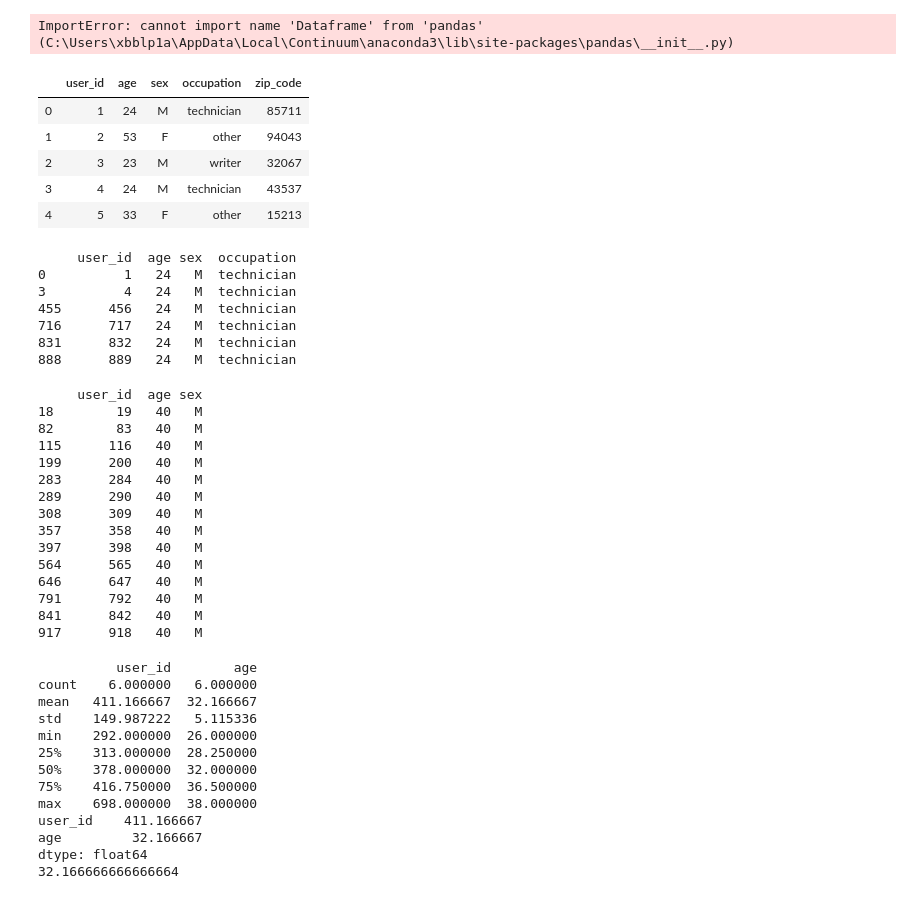
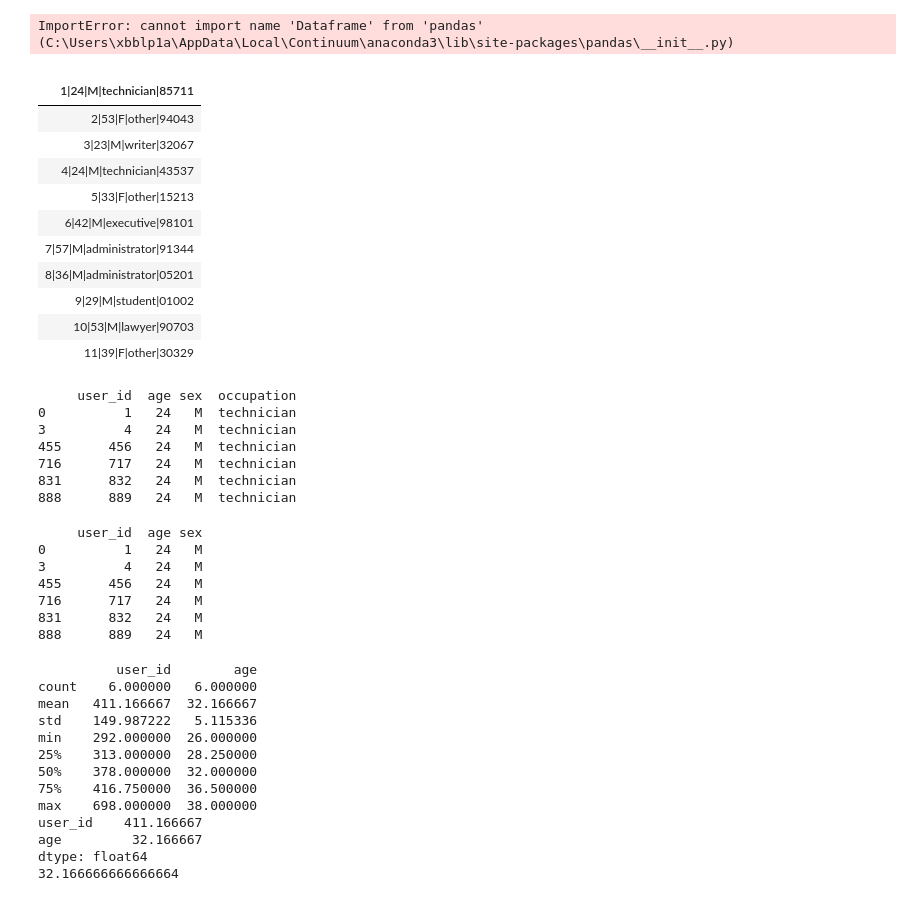
Before and after one commit to maryam2008/2015, a Jupyter notebook: Lectures/MypandasExercise.ipynb, the cells around one changed output. Cells and saved outputs as stored; diff of their text form; code cells hidden in the pictures.

```diff
--- a/Lectures/MypandasExercise.ipynb
+++ b/Lectures/MypandasExercise.ipynb
@@ -33,15 +33,25 @@ sns.set_style("white")
 # %%
 import csv
 u_columns = ['user_id', 'age', 'sex', 'occupation', 'zip_code']
-users = pd.read_csv('C:\\Users\\xbblp1a\\movie\\ml-100k\\u.user', sep = '|', names = u_columns)
-users.head()
+#users = pd.read_csv('C:\\Users\\xbblp1a\\movie\\ml-100k\\u.user', sep = '|', names = u_columns)
+users = pd.read_csv('C:\\Users\\xbblp1a\\movie\\ml-100k\\u.user', index_col=0)
+ab = 10
+
+users.head(ab)
+#print (users)#, sep = '|')#, names = u_columns)
 # %% [output]
-|  | user_id | age | sex | occupation | zip_code |
-| 0 | 1 | 24 | M | technician | 85711 |
-| 1 | 2 | 53 | F | other | 94043 |
-| 2 | 3 | 23 | M | writer | 32067 |
-| 3 | 4 | 24 | M | technician | 43537 |
-| 4 | 5 | 33 | F | other | 15213 |
+|  |
+| 1|24|M|technician|85711 |
+| 2|53|F|other|94043 |
+| 3|23|M|writer|32067 |
+| 4|24|M|technician|43537 |
+| 5|33|F|other|15213 |
+| 6|42|M|executive|98101 |
+| 7|57|M|administrator|91344 |
+| 8|36|M|administrator|05201 |
+| 9|29|M|student|01002 |
+| 10|53|M|lawyer|90703 |
+| 11|39|F|other|30329 |
 # %%
 fltr_colm = users[['user_id','age','sex','occupation']]
 a = fltr_colm[(fltr_colm.sex == 'M')&(fltr_colm.age == 24)&(fltr_colm.occupation == 'technician')]
@@ -61,20 +71,12 @@ b = a[['user_id','age','sex']]
 print (b)
 # %% [output]
      user_id  age sex
-18        19   40   M
-82        83   40   M
-115      116   40   M
-199      200   40   M
-283      284   40   M
-289      290   40   M
-308      309   40   M
-357      358   40   M
-397      398   40   M
-564      565   40   M
-646      647   40   M
-791      792   40   M
-841      842   40   M
-917      918   40   M
+0          1   24   M
+3          4   24   M
+455      456   24   M
+716      717   24   M
+831      832   24   M
+888      889   24   M
 # %%
 female_prog = fltr_colm[(fltr_colm.sex == 'F')&(fltr_colm.occupation == 'programmer')]
 print(female_prog.describe())
```
Also changed, not shown: parts of 19 cells of this notebook.
